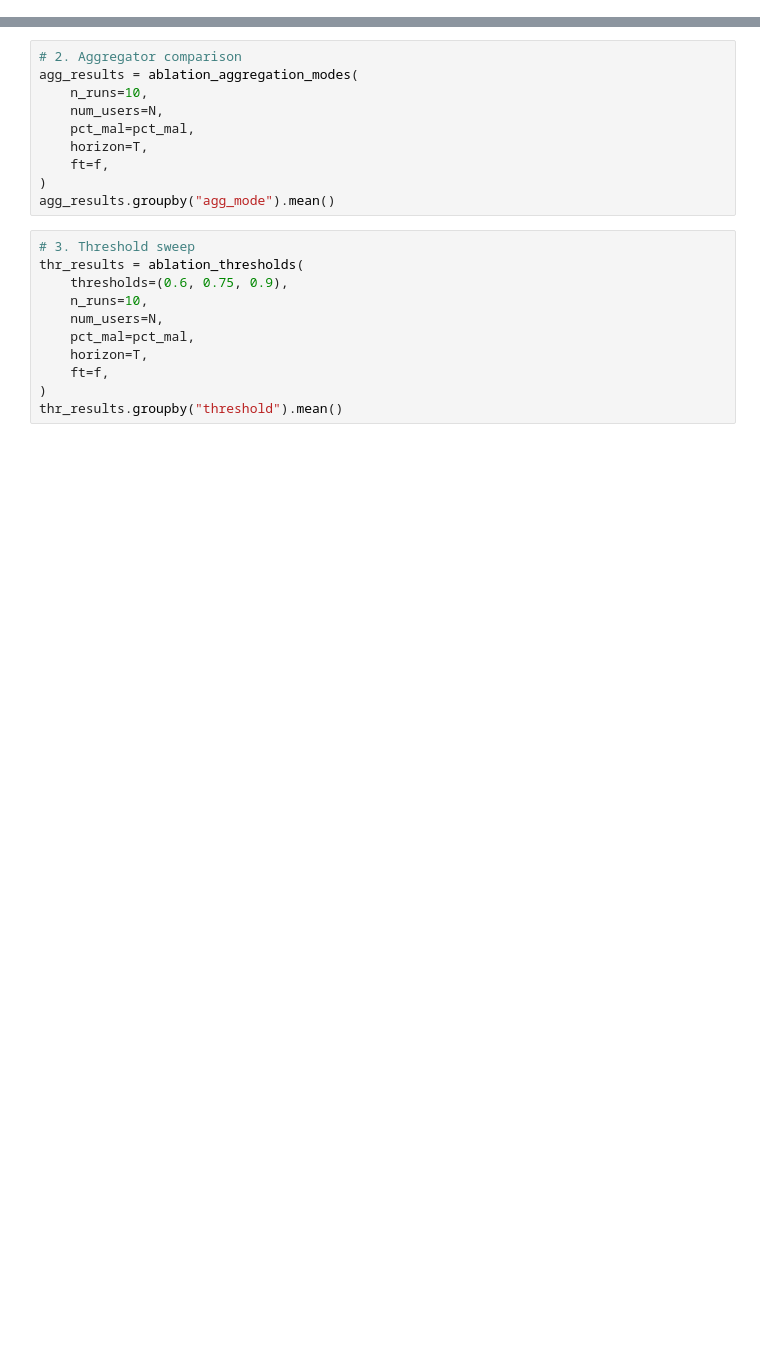
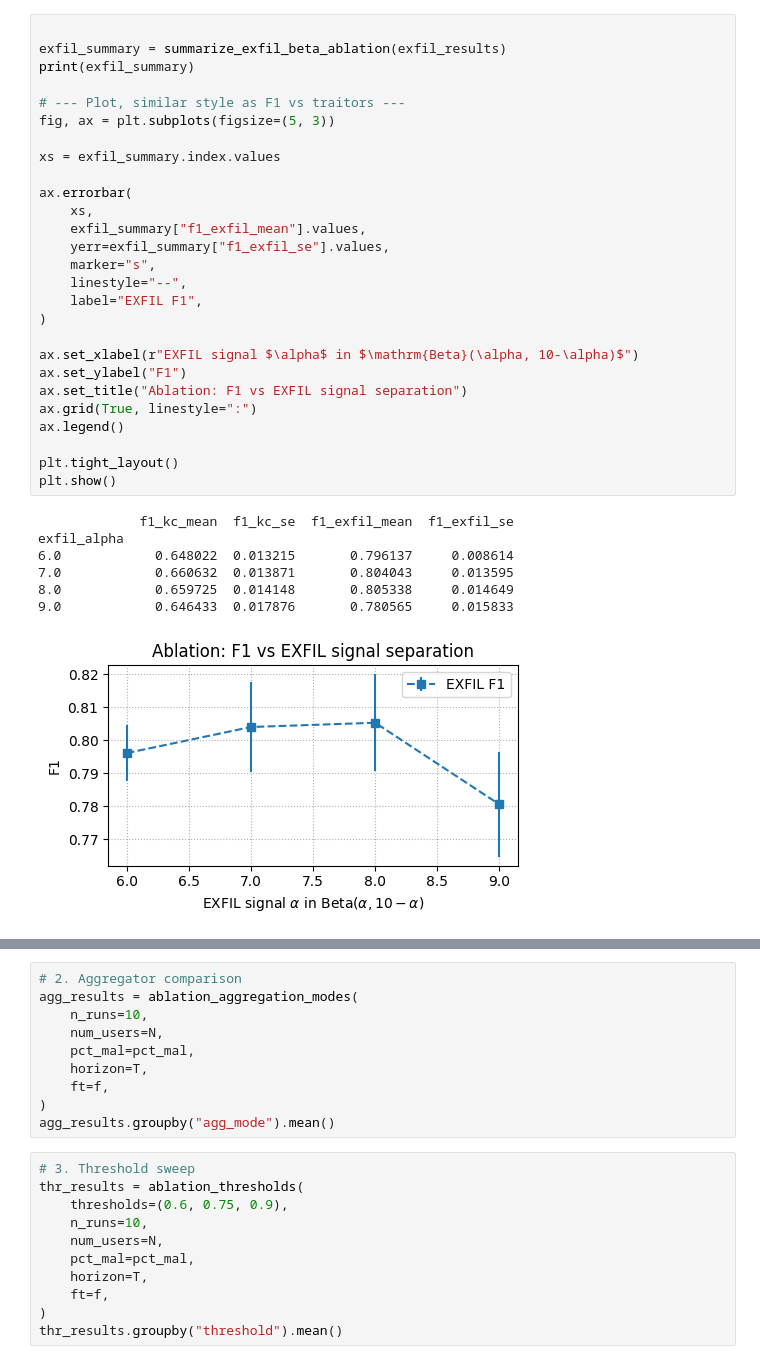
Before and after one commit to javedmshah/btce_insiderthreatmodel, a Jupyter notebook: project/deeper_sim_behavior.ipynb, the cells around one changed output, grey strips where cells are left out. Saved outputs shown, nothing was run; the diff lists cells and outputs as text; blank space fills up the shorter version.

```diff
--- a/project/deeper_sim_behavior.ipynb
+++ b/project/deeper_sim_behavior.ipynb
@@ -1283,0 +1890,35 @@ def run_single_simulation(
+# %%
+
+exfil_summary = summarize_exfil_beta_ablation(exfil_results)
+print(exfil_summary)
+
+# --- Plot, similar style as F1 vs traitors ---
+fig, ax = plt.subplots(figsize=(5, 3))
+
+xs = exfil_summary.index.values
+
+ax.errorbar(
+    xs,
+    exfil_summary["f1_exfil_mean"].values,
+    yerr=exfil_summary["f1_exfil_se"].values,
+    marker="s",
+    linestyle="--",
+    label="EXFIL F1",
+)
+
+ax.set_xlabel(r"EXFIL signal $\alpha$ in $\mathrm{Beta}(\alpha, 10-\alpha)$")
+ax.set_ylabel("F1")
+ax.set_title("Ablation: F1 vs EXFIL signal separation")
+ax.grid(True, linestyle=":")
+ax.legend()
+
+plt.tight_layout()
+plt.show()
+# %% [output]
+             f1_kc_mean  f1_kc_se  f1_exfil_mean  f1_exfil_se
+exfil_alpha
+6.0            0.648022  0.013215       0.796137     0.008614
+7.0            0.660632  0.013871       0.804043     0.013595
+8.0            0.659725  0.014148       0.805338     0.014649
+9.0            0.646433  0.017876       0.780565     0.015833
+[figure, added]
```
Also changed, not shown: parts of 16 cells of this notebook, 4 other files.
